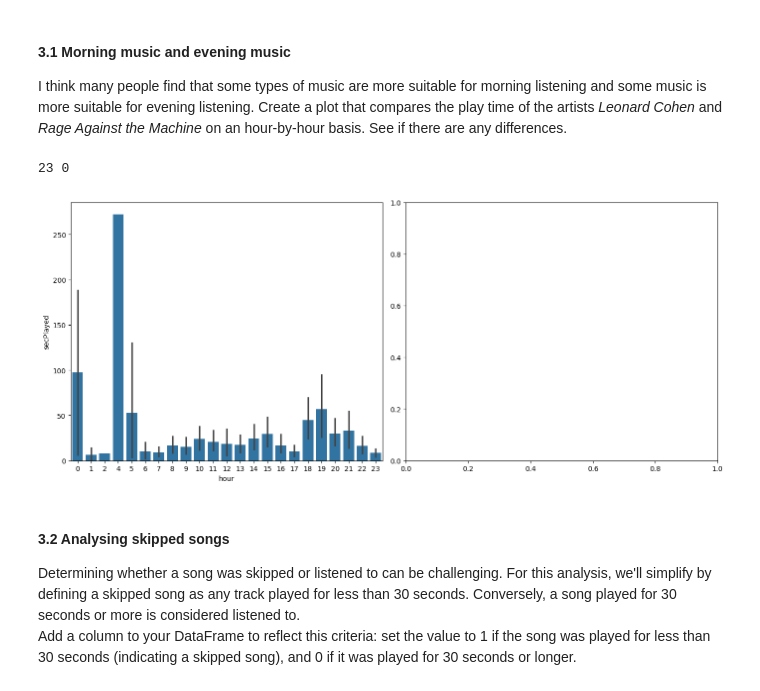
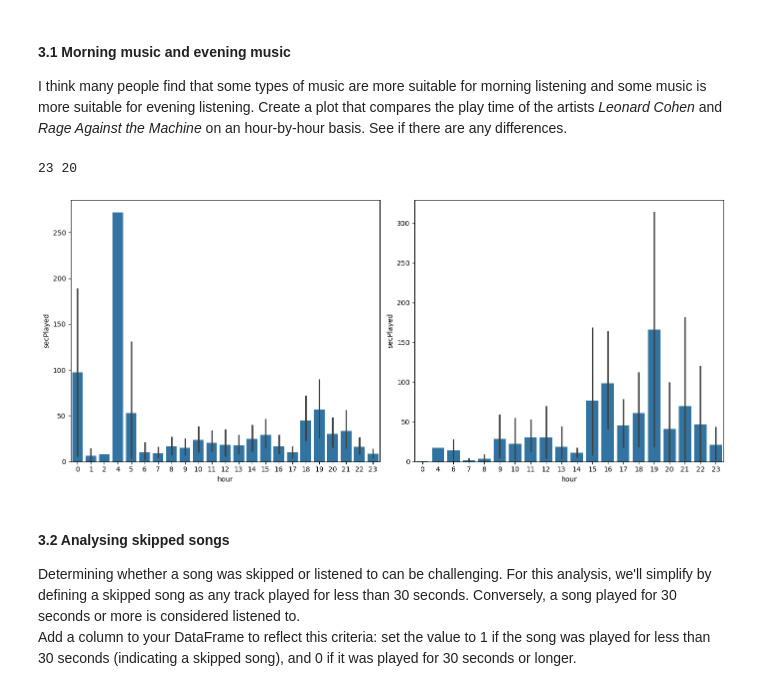
Before and after one commit to fredericstrand/DAT200, a Jupyter notebook: assignment/CA1_spotify.ipynb, the cells around one changed output. Saved outputs shown, nothing was run; the diff lists cells and outputs as text; code cells hidden in the pictures.

```diff
--- a/assignment/CA1_spotify.ipynb
+++ b/assignment/CA1_spotify.ipynb
@@ -281,25 +281,25 @@ I think many people find that some types of music are more suitable for morning
 # %%
 artist_names = ["Leonard Cohen", ]
 
 df['hour'] = df['endTime'].dt.hour
 df_leonard = df[df['artistName'] == "Leonard Cohen"]
-df_machine = df[df['artistName'] == "Rage Against the Machine"]
+df_machine = df[df['artistName'] == "Rage Against The Machine"]
 
 df_hour_leonard = df_leonard.groupby('hour', as_index=False)['secPlayed'].mean()
 df_hour_machine = df_machine.groupby('hour', as_index=False)['secPlayed'].mean()
 
 print(len(df_hour_leonard), len(df_hour_machine))
 
 fig, axes = plt.subplots(1, 2, figsize=(14, 6))
 
 sns.barplot(ax=axes[0], x = 'hour', y = 'secPlayed', data = df_leonard)
 sns.barplot(ax=axes[1], x = 'hour', y = 'secPlayed', data = df_machine)
 
 plt.tight_layout()
 plt.show()
 # %% [output]
-23 0
+23 20
-[figure, old version]
+[figure, new version]
 # %% [markdown]
 #### 3.2 Analysing skipped songs
 Determining whether a song was skipped or listened to can be challenging. For this analysis, we'll simplify by defining a skipped song as any track played for less than 30 seconds. Conversely, a song played for 30 seconds or more is considered listened to. \
```
Also changed, not shown: parts of 9 cells of this notebook.
